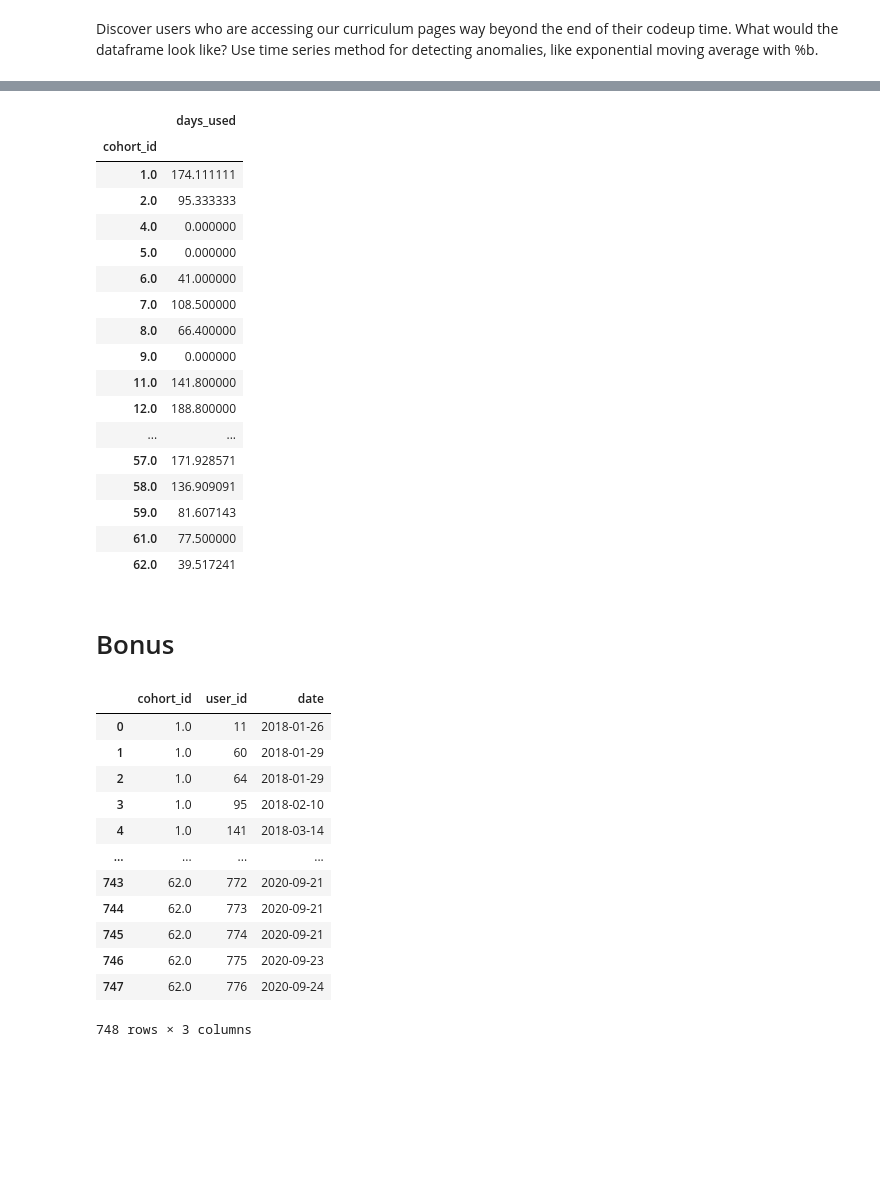
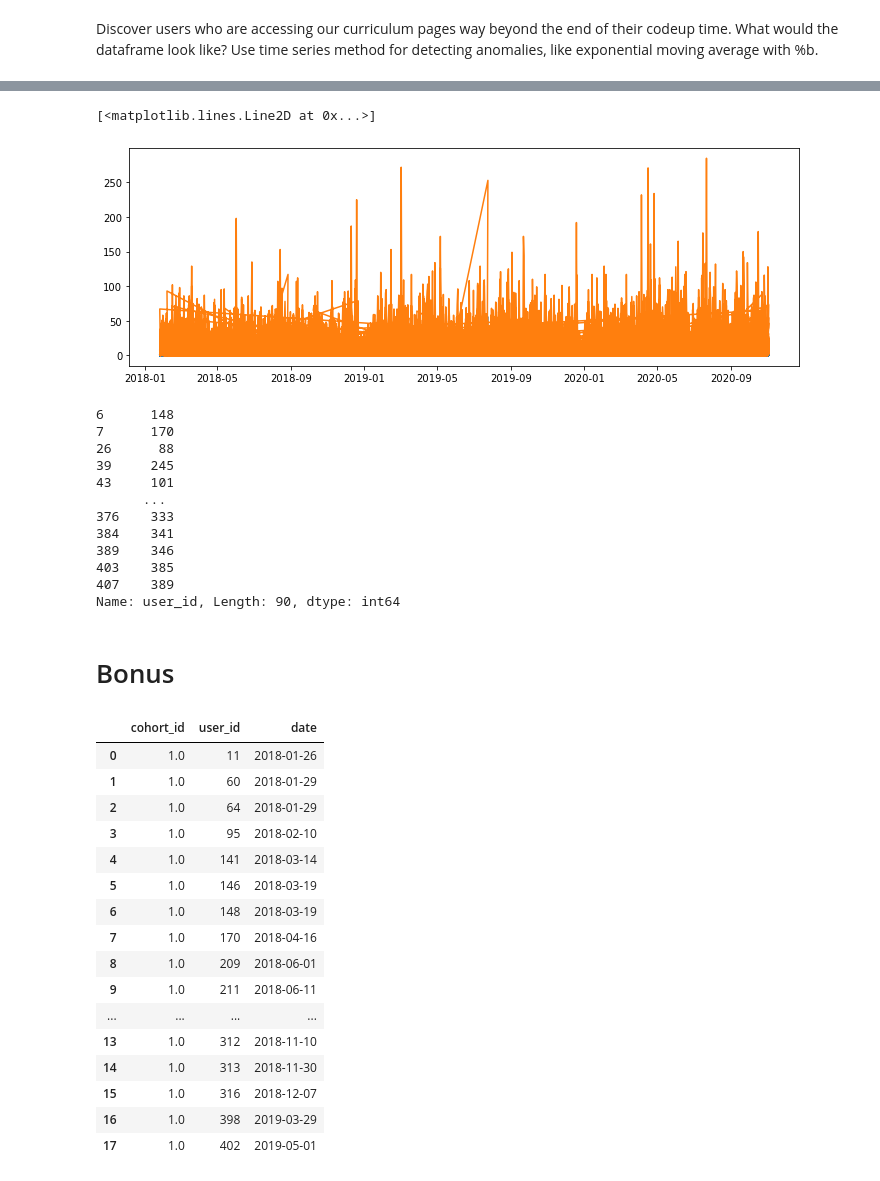
Before and after one commit to datastraine/anomaly-detection-exercises, a Jupyter notebook: time_series_anomaly_detection.ipynb, the cells around one changed output, grey strips where cells are left out. Drawn from its saved outputs; the diff is of its cells as text; code cells hidden in the pictures; blank space fills up the shorter version.

```diff
--- a/time_series_anomaly_detection.ipynb
+++ b/time_series_anomaly_detection.ipynb
@@ -284,4 +360,23 @@ Discover users who are accessing our curriculum pages way beyond the end of thei
+# %%
+span = 30
+ema_long = test['hits'].ewm(span=span, adjust=False).mean()
+midband = ema_long[-1]
+ub = midband + ema_long[-30:-1].std()*3
+lb = midband - ema_long[-30:-1].std()*3
+
+pct_b = pd.DataFrame({'pct_b': (test['hits']-lb)/(ub-lb)})
+sac = pd.DataFrame(test['hits'])
+sac = pd.concat([test, pct_b], axis=1)
+
+plt.figure(figsize=(12,4))
+plt.plot(sac.pct_b)
+plt.plot(sac.hits)
+# %% [output]
+[<matplotlib.lines.Line2D at 0x...>]
+[figure, added]
 # %%
+
+# Non time series method
 cohortmin = data[['cohort_id', 'date', 'user_id']].groupby(['cohort_id', 'user_id'])['date'].min().reset_index()
 cohortmax = data[['cohort_id', 'date', 'user_id']].groupby(['cohort_id', 'user_id'])['date'].max().reset_index()
 cohortmax.columns=['cohort_id', 'user_id', 'max_date']
@@ -291,42 +386,40 @@ cohort = cohortmin.merge(cohortmax, on=['cohort_id', 'user_id'], how='left')
 cohort['max_date'] = pd.to_datetime(cohort.max_date)
 cohort['start_date'] = pd.to_datetime(cohort.start_date)
 cohort['days_used'] = (cohort['max_date'] - cohort['start_date']).dt.days
-cohort[['cohort_id', 'days_used']].groupby(['cohort_id']).mean()
+cohort[cohort['days_used'] > 540]['user_id']
 # %% [output]
-|  | days_used |
-| cohort_id |  |
-| 1.0 | 174.111111 |
-| 2.0 | 95.333333 |
-| 4.0 | 0.000000 |
-| 5.0 | 0.000000 |
-| 6.0 | 41.000000 |
-| 7.0 | 108.500000 |
-| 8.0 | 66.400000 |
-| 9.0 | 0.000000 |
-| 11.0 | 141.800000 |
-| 12.0 | 188.800000 |
-| ... | ... |
-| 57.0 | 171.928571 |
-| 58.0 | 136.909091 |
-| 59.0 | 81.607143 |
-| 61.0 | 77.500000 |
-| 62.0 | 39.517241 |
+6      148
+7      170
+26      88
+39     245
+43     101
+      ...
+376    333
+384    341
+389    346
+403    385
+407    389
+Name: user_id, Length: 90, dtype: int64
 # %% [markdown]
 # Bonus
 # %%
 cohort = data[['date', 'cohort_id', 'user_id']].groupby(['cohort_id', 'user_id']).min().reset_index()
-cohort
+cohort[cohort['cohort_id']==1]
 # %% [output]
 |  | cohort_id | user_id | date |
 | 0 | 1.0 | 11 | 2018-01-26 |
 | 1 | 1.0 | 60 | 2018-01-29 |
 | 2 | 1.0 | 64 | 2018-01-29 |
 | 3 | 1.0 | 95 | 2018-02-10 |
 | 4 | 1.0 | 141 | 2018-03-14 |
+| 5 | 1.0 | 146 | 2018-03-19 |
+| 6 | 1.0 | 148 | 2018-03-19 |
+| 7 | 1.0 | 170 | 2018-04-16 |
+| 8 | 1.0 | 209 | 2018-06-01 |
+| 9 | 1.0 | 211 | 2018-06-11 |
 | ... | ... | ... | ... |
-| 743 | 62.0 | 772 | 2020-09-21 |
-| 744 | 62.0 | 773 | 2020-09-21 |
-| 745 | 62.0 | 774 | 2020-09-21 |
-| 746 | 62.0 | 775 | 2020-09-23 |
-| 747 | 62.0 | 776 | 2020-09-24 |
+| 13 | 1.0 | 312 | 2018-11-10 |
+| 14 | 1.0 | 313 | 2018-11-30 |
+| 15 | 1.0 | 316 | 2018-12-07 |
+| 16 | 1.0 | 398 | 2019-03-29 |
+| 17 | 1.0 | 402 | 2019-05-01 |
-748 rows × 3 columns
```
Also changed, not shown: parts of 9 cells of this notebook.
